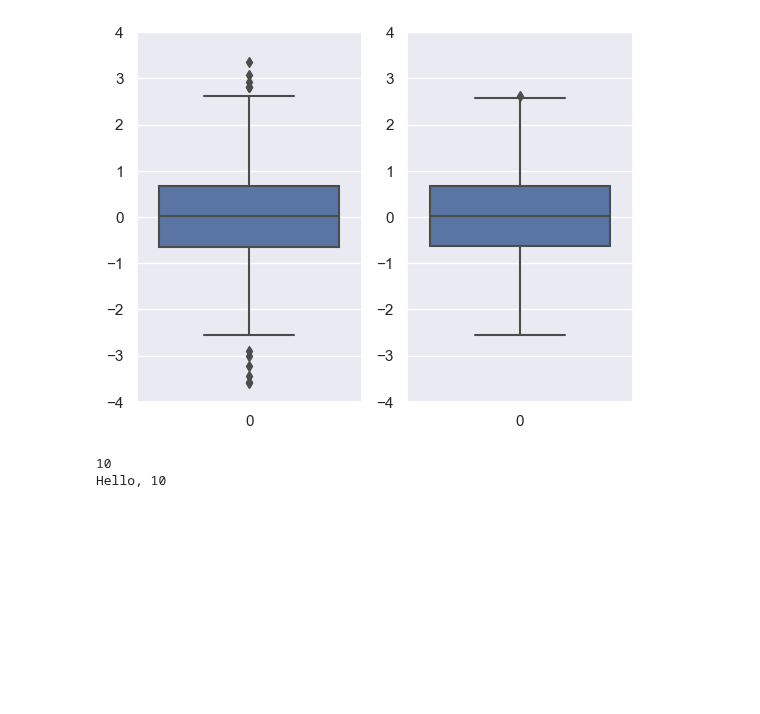
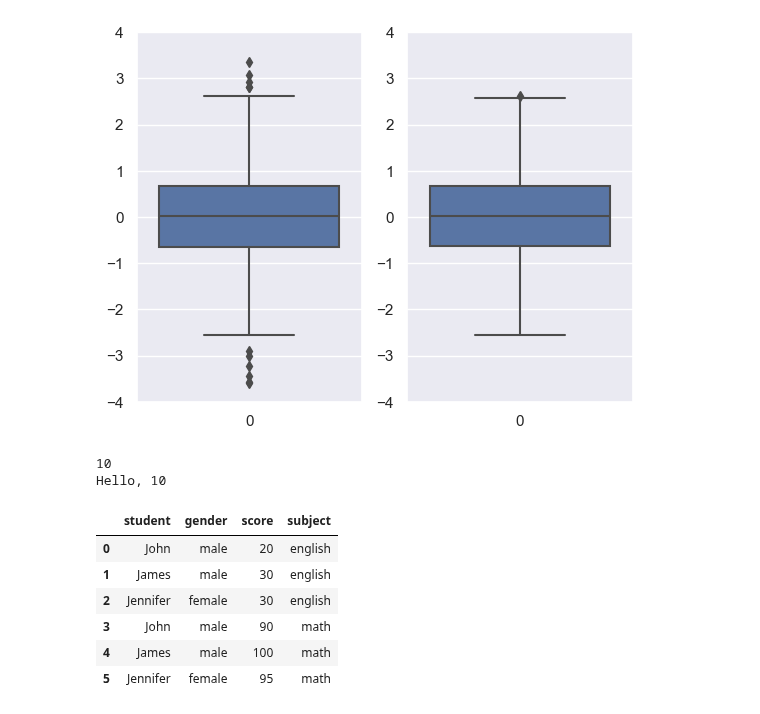
Before and after one commit to gbrs/ipython_notebook_probes, a Jupyter notebook: Probe.ipynb, the cells around one changed output. Cells and saved outputs as stored; diff of their text form; code cells hidden in the pictures; blank space fills up the shorter version.

```diff
--- a/Probe.ipynb
+++ b/Probe.ipynb
@@ -849,3 +849,36 @@ print_hello(name)
 # %% [output]
 10
 Hello, 10
+# %%
+df_english = pd.DataFrame(
+    {
+        "student": ["John", "James", "Jennifer"],
+        "gender": ["male", "male", "female"],
+        "score": [20, 30, 30],
+        "subject": "english"
+    }
+)
+
+df_math = pd.DataFrame(
+    {
+        "student": ["John", "James", "Jennifer"],
+        "gender": ["male", "male", "female"],
+        "score": [90, 100, 95],
+        "subject": "math"
+    }
+)
+
+df = pd.concat(
+    [df_english, df_math],
+    ignore_index=True
+)
+
+df
+# %% [output]
+|  | student | gender | score | subject |
+| 0 | John | male | 20 | english |
+| 1 | James | male | 30 | english |
+| 2 | Jennifer | female | 30 | english |
+| 3 | John | male | 90 | math |
+| 4 | James | male | 100 | math |
+| 5 | Jennifer | female | 95 | math |
```
Also changed, not shown: parts of 6 cells of this notebook.
